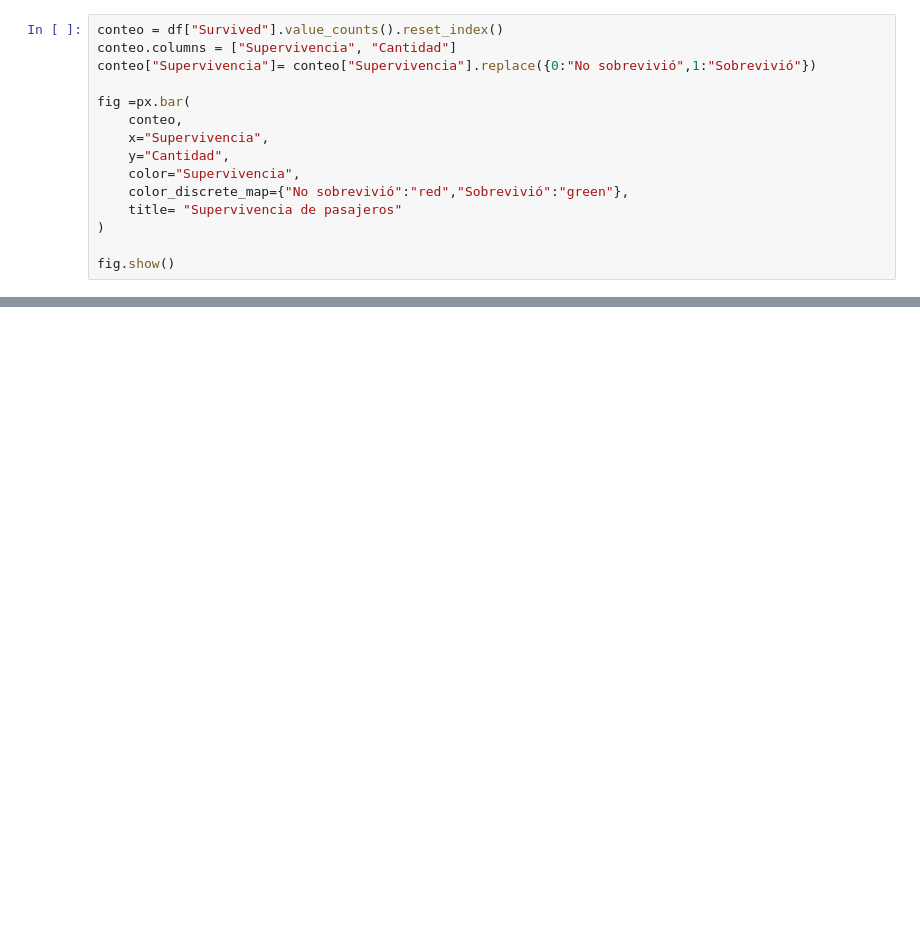
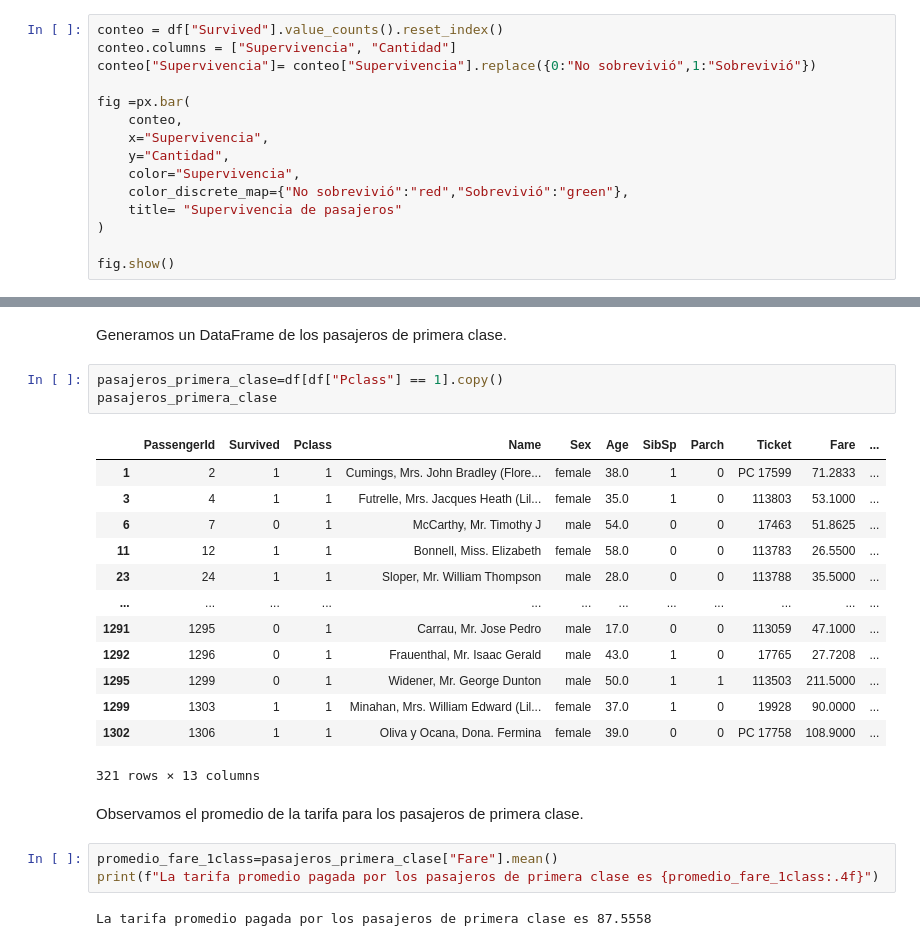
Before and after one commit to juanpablocarrillohortua/taller-pandas-titanic-grupo-1, a Jupyter notebook: notebooks/proyecto titanic.ipynb, the cells around one changed output, grey strips where cells are left out. Cells and saved outputs as stored; diff of their text form; blank space fills up the shorter version.

Commit message:
Analisis tarifa de pasajeros de primera clase

```diff
--- a/notebooks/proyecto titanic.ipynb
+++ b/notebooks/proyecto titanic.ipynb
@@ -737,0 +752,26 @@ fig.show()
+# %% [markdown]
+Generamos un DataFrame de los pasajeros de primera clase.
+# %%
+pasajeros_primera_clase=df[df["Pclass"] == 1].copy()
+pasajeros_primera_clase
+# %% [output]
+|  | PassengerId | Survived | Pclass | Name | Sex | Age | SibSp | Parch | Ticket | Fare | ... |
+| 1 | 2 | 1 | 1 | Cumings, Mrs. John Bradley (Flore... | female | 38.0 | 1 | 0 | PC 17599 | 71.2833 | ... |
+| 3 | 4 | 1 | 1 | Futrelle, Mrs. Jacques Heath (Lil... | female | 35.0 | 1 | 0 | 113803 | 53.1000 | ... |
+| 6 | 7 | 0 | 1 | McCarthy, Mr. Timothy J | male | 54.0 | 0 | 0 | 17463 | 51.8625 | ... |
+| 11 | 12 | 1 | 1 | Bonnell, Miss. Elizabeth | female | 58.0 | 0 | 0 | 113783 | 26.5500 | ... |
+| 23 | 24 | 1 | 1 | Sloper, Mr. William Thompson | male | 28.0 | 0 | 0 | 113788 | 35.5000 | ... |
+| ... | ... | ... | ... | ... | ... | ... | ... | ... | ... | ... | ... |
+| 1291 | 1295 | 0 | 1 | Carrau, Mr. Jose Pedro | male | 17.0 | 0 | 0 | 113059 | 47.1000 | ... |
+| 1292 | 1296 | 0 | 1 | Frauenthal, Mr. Isaac Gerald | male | 43.0 | 1 | 0 | 17765 | 27.7208 | ... |
+| 1295 | 1299 | 0 | 1 | Widener, Mr. George Dunton | male | 50.0 | 1 | 1 | 113503 | 211.5000 | ... |
+| 1299 | 1303 | 1 | 1 | Minahan, Mrs. William Edward (Lil... | female | 37.0 | 1 | 0 | 19928 | 90.0000 | ... |
+| 1302 | 1306 | 1 | 1 | Oliva y Ocana, Dona. Fermina | female | 39.0 | 0 | 0 | PC 17758 | 108.9000 | ... |
+321 rows × 13 columns
+# %% [markdown]
+Observamos el promedio de la tarifa para los pasajeros de primera clase.
+# %%
+promedio_fare_1class=pasajeros_primera_clase["Fare"].mean()
+print(f"La tarifa promedio pagada por los pasajeros de primera clase es {promedio_fare_1class:.4f}")
+# %% [output]
+La tarifa promedio pagada por los pasajeros de primera clase es 87.5558
```
Also changed, not shown: parts of 3 cells of this notebook.
